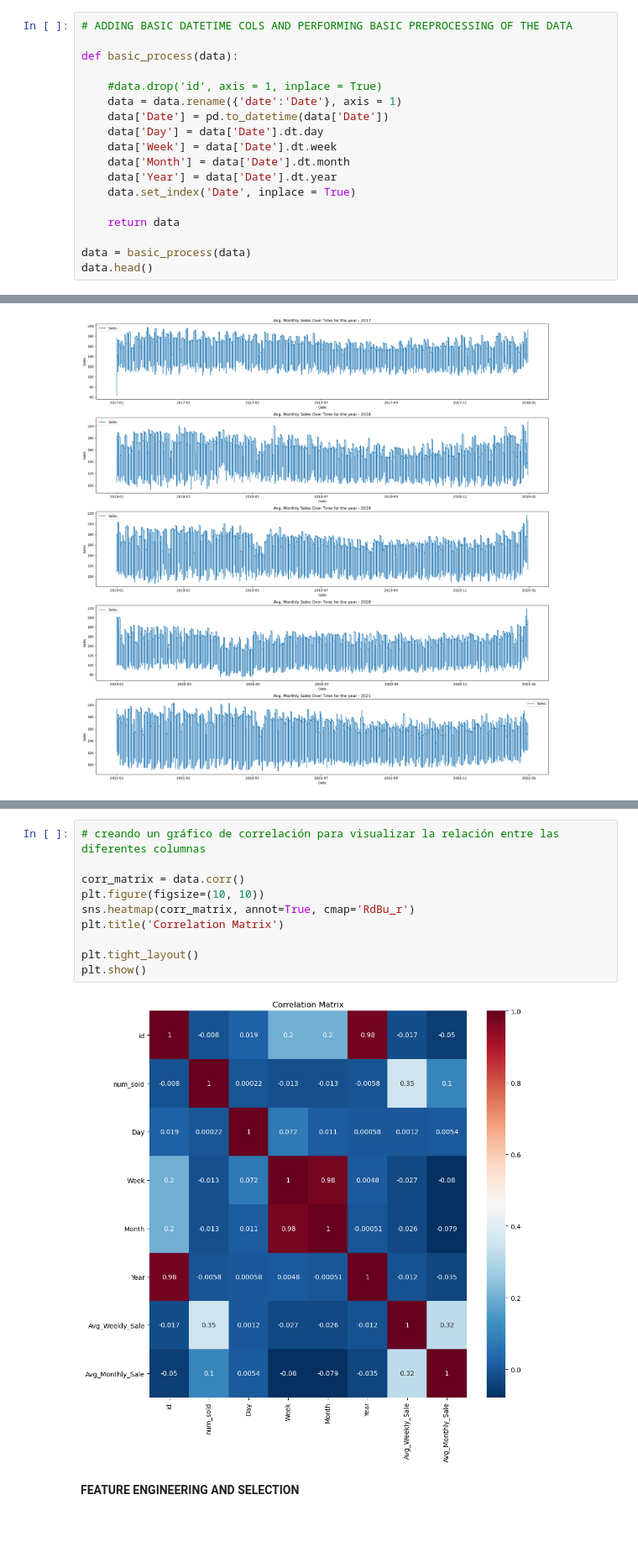
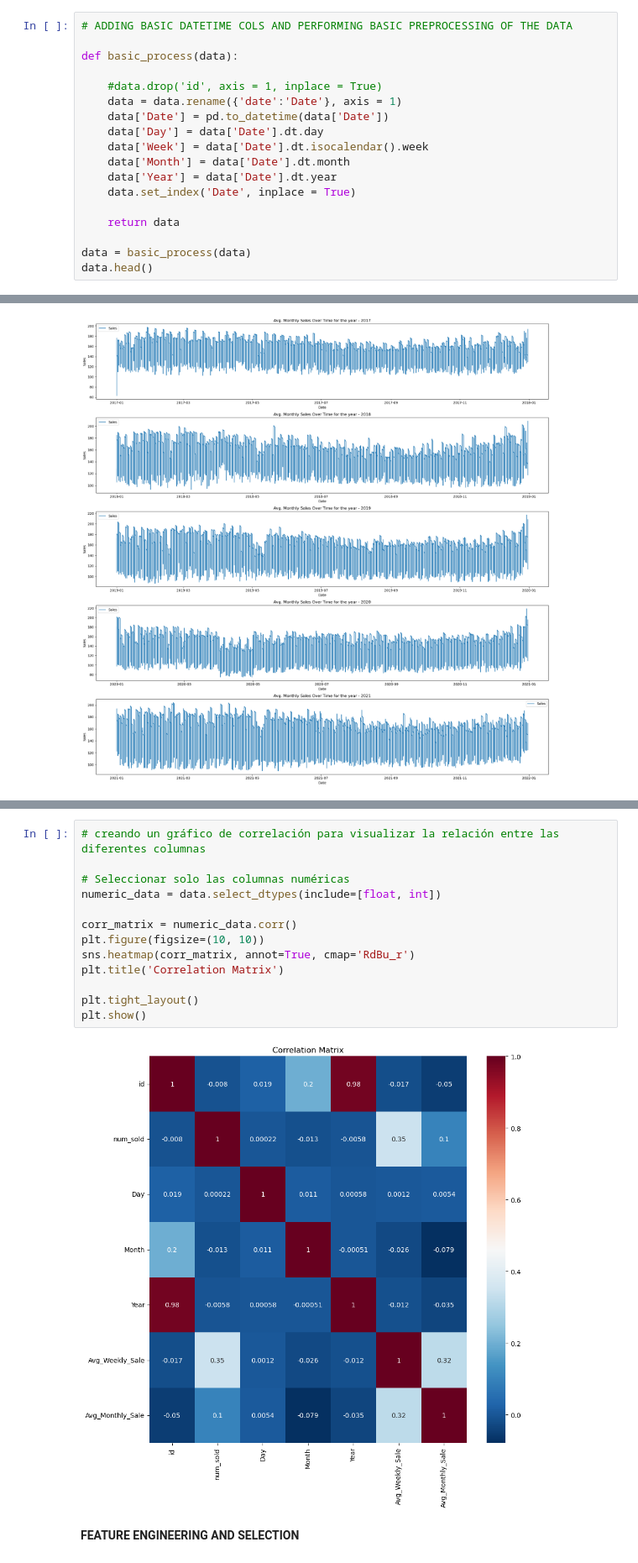
Before and after one commit to ormasoftchile/taller2-topicos-ing-software, a Jupyter notebook: store-sales-prediction.ipynb, the cells around one changed output, grey strips where cells are left out. Shown at 84% size. Saved outputs shown, nothing was run; the diff lists cells and outputs as text; blank space fills up the shorter version.

```diff
--- a/store-sales-prediction.ipynb
+++ b/store-sales-prediction.ipynb
@@ -67,7 +67,7 @@ def basic_process(data):
     data = data.rename({'date':'Date'}, axis = 1)
     data['Date'] = pd.to_datetime(data['Date'])
     data['Day'] = data['Date'].dt.day
-    data['Week'] = data['Date'].dt.week
+    data['Week'] = data['Date'].dt.isocalendar().week
     data['Month'] = data['Date'].dt.month
     data['Year'] = data['Date'].dt.year
     data.set_index('Date', inplace = True)
@@ -272,15 +289,18 @@ plt.show()
 # %%
 # creando un gráfico de correlación para visualizar la relación entre las diferentes columnas
 
-corr_matrix = data.corr()
+# Seleccionar solo las columnas numéricas
+numeric_data = data.select_dtypes(include=[float, int])
+
+corr_matrix = numeric_data.corr()
 plt.figure(figsize=(10, 10))
 sns.heatmap(corr_matrix, annot=True, cmap='RdBu_r')
 plt.title('Correlation Matrix')
 
 plt.tight_layout()
 plt.show()
 # %% [output]
-[figure, old version]
+[figure, new version]
 # %% [markdown]
 **FEATURE ENGINEERING AND SELECTION**
 # %%
```
Also changed, not shown: parts of 24 cells of this notebook.
